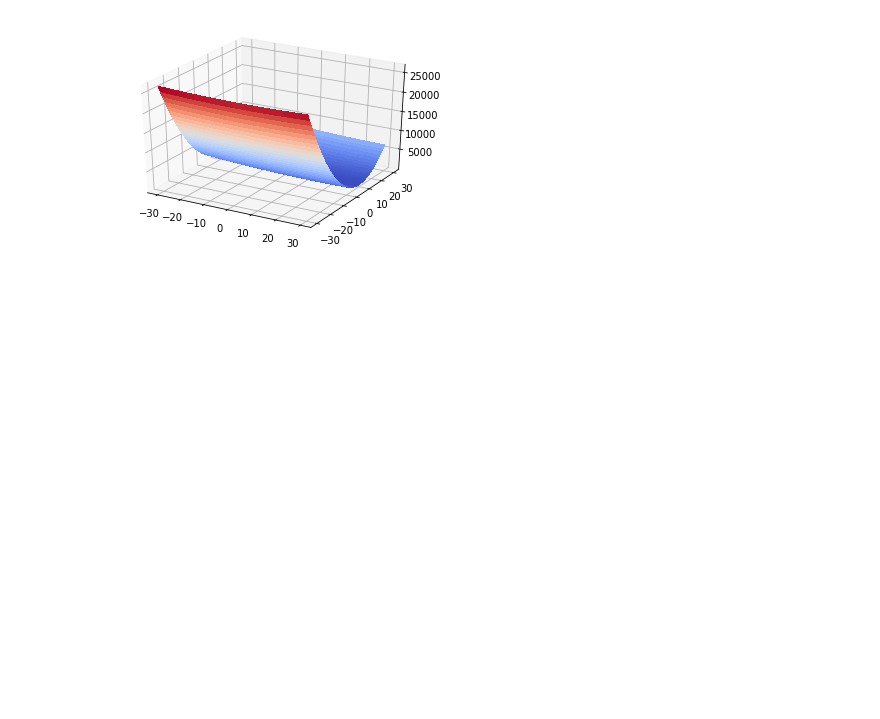
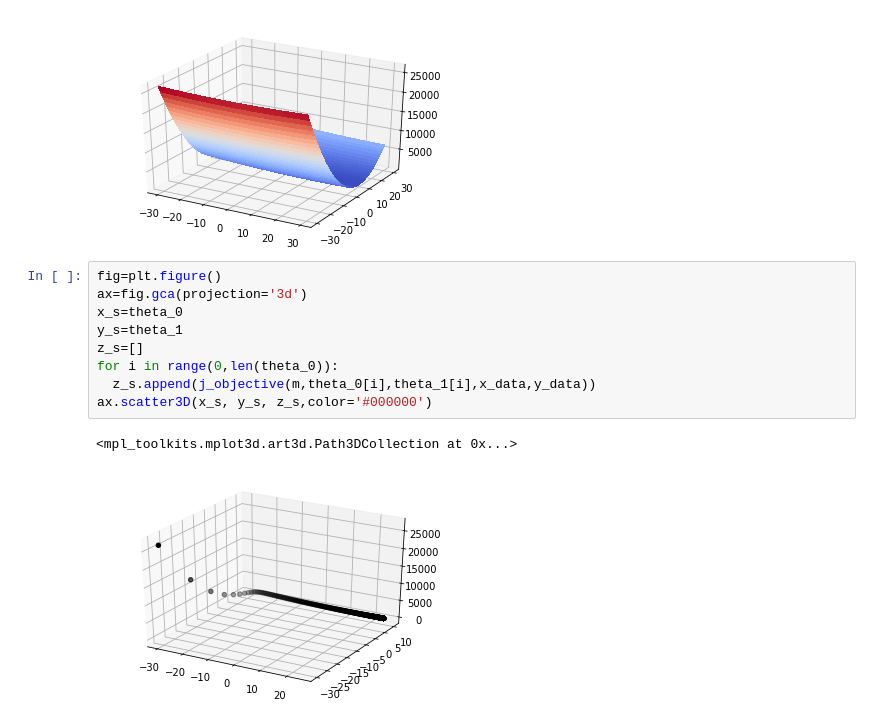
Before and after one commit to crescent98/machinelearning35911, a Jupyter notebook: assginment03.ipynb, the cells around one changed output. Saved outputs shown, nothing was run; the diff lists cells and outputs as text; blank space fills up the shorter version.

Commit message:
Plotting the optimization path / 코드 정리

```diff
--- a/assginment03.ipynb
+++ b/assginment03.ipynb
@@ -122,3 +109,15 @@ surf=ax.plot_surface(x,y,z,cmap=cm.coolwarm,
 plt.show()
 # %% [output]
 [figure]
+# %%
+fig=plt.figure()
+ax=fig.gca(projection='3d')
+x_s=theta_0
+y_s=theta_1
+z_s=[]
+for i in range(0,len(theta_0)):
+  z_s.append(j_objective(m,theta_0[i],theta_1[i],x_data,y_data))
+ax.scatter3D(x_s, y_s, z_s,color='#000000')
+# %% [output]
+<mpl_toolkits.mplot3d.art3d.Path3DCollection at 0x...>
+[figure, added]
```
Also changed, not shown: parts of 19 cells of this notebook.
